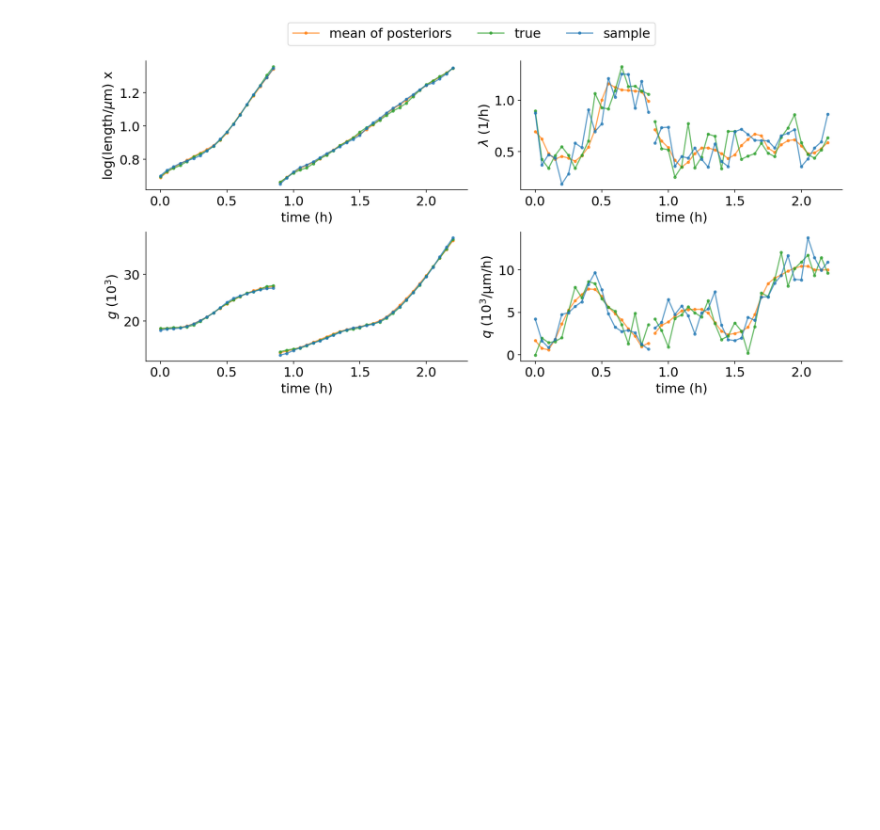
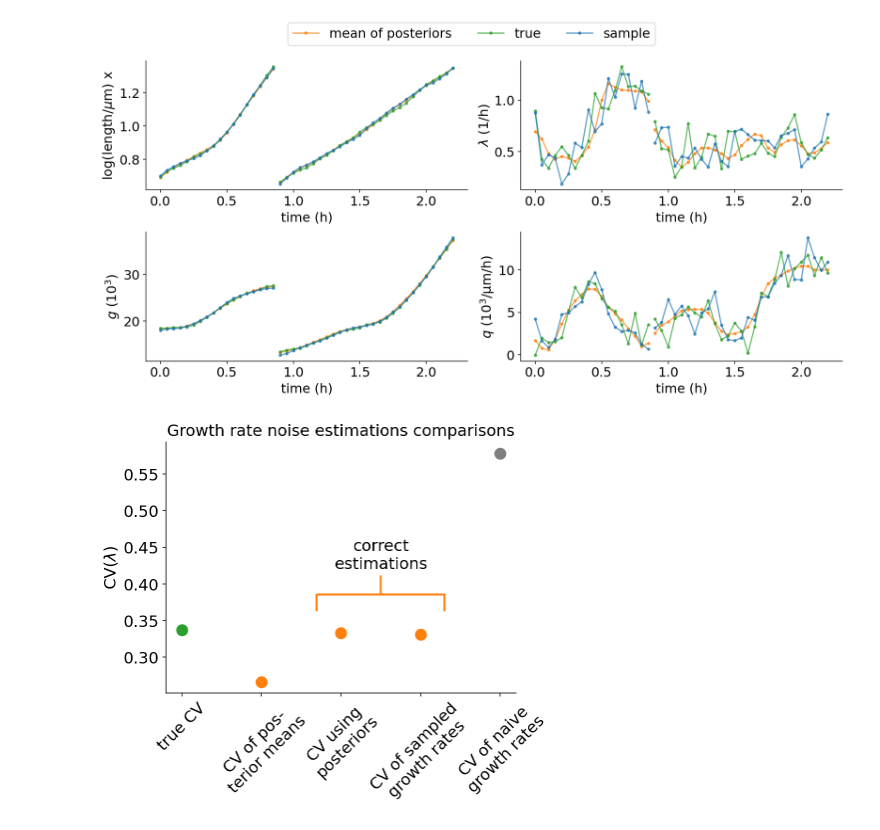
Before and after one commit to bjks/RealTrace_figure_notebooks, a Jupyter notebook: nb_figures_for_ggp_paper/supp_sampled_traces.ipynb, the cells around one changed output. Saved outputs shown, nothing was run; the diff lists cells and outputs as text; code cells hidden in the pictures; blank space fills up the shorter version.

```diff
--- a/nb_figures_for_ggp_paper/supp_sampled_traces.ipynb
+++ b/nb_figures_for_ggp_paper/supp_sampled_traces.ipynb
@@ -354,3 +354,75 @@ plot_cell_state_sample(cells_true,
                     plot_file="../../figures_for_method_paper/supp/samples/all_variables.pdf")
 # %% [output]
 [figure]
+# %%
+def calc_cv(means, covs=None):
+    if np.any(covs==None):
+        return np.std(means)/np.mean(means)
+    else:
+        return np.sqrt(np.sum(np.power(means, 2) + covs)/len(means) - np.mean(means)**2)/np.mean(means)
+
+
+def plot_cvs_results(cells_true, cells_prediction, samples, plot_file=None):
+
+
+    fig, ax = plt.subplots(1,1, figsize=(FULL_SIZE/2, FULL_HEIGHT*1.4))
+    # ax.set_title("cell lineage for synthetic data")
+    for a in [ax]:
+        a.spines["top"].set_visible(False)
+        a.spines["right"].set_visible(False)
+
+        a.spines['right'].set_color('none')
+        a.yaxis.tick_left()
+
+        a.spines['top'].set_color('none')
+        a.xaxis.tick_bottom()
+
+    ax.set_title("Growth rate noise estimations comparisons")
+    markersize=120
+
+    ax.set_ylabel("CV($\lambda$)")
+
+    cv_true = calc_cv(np.concatenate([cell.lt for cell in cells_true]))
+    # ax.axhline(cv_true, color="tab:green", ls="--", lw=1, zorder=-1)
+    ax.scatter("true CV", cv_true,s=markersize,  color="tab:green")
+
+
+    ##
+
+    cv_of_means = calc_cv(np.concatenate([cell.lt for cell in cells_prediction]))
+    ax.scatter("CV of pos-\nterior means", cv_of_means,s=markersize,  color="tab:orange")
+
+
+    cv_post = calc_cv(np.concatenate([cell.lt for cell in cells_prediction]),
+                     np.concatenate([cell.cov_ll for cell in cells_prediction]))
+    ax.scatter("CV using\nposteriors", cv_post, s=markersize, color="tab:orange")
+
+    cv_of_samples = calc_cv(np.concatenate([cell.lt for cell in np.concatenate(samples)]))
+    ax.scatter("CV of sampled\ngrowth rates", cv_of_samples, s=markersize, color="tab:orange")
+
+
+    naive_cells = naive_rate_for_all_cells(cells_noise, 1, naive_growth_rate_skip_div)
+    cv_naive = calc_cv(np.concatenate([cell.naive_rate for cell in naive_cells]))
+    ax.scatter("CV of naive\ngrowth rates", cv_naive, s=markersize, color="tab:grey")
+
+
+    ax.annotate('correct\nestimations', xy=(2.5, cv_post*1.15), xytext=(2.5, cv_post*1.25),
+            fontsize=MEDIUM_SIZE, ha='center', va='bottom',
+            arrowprops=dict(arrowstyle='-[, widthB=4.0, lengthB=1', lw=2.0, color='tab:orange'))
+
+    plt.xticks(rotation=45)
+
+    plt.tight_layout()
+    if plot_file!=None:
+        plt.savefig(plot_file, bbox_inches='tight')
+
+    plt.show()
+
+
+
+plot_cvs_results(cells_true,
+                       cells_prediction,
+                       samples,
+                    plot_file="../../figures_for_method_paper/supp/samples/cvs_estimates_comp.pdf")
+# %% [output]
+[figure, added]
```
Also changed, not shown: parts of 3 cells of this notebook, 20 other files.
